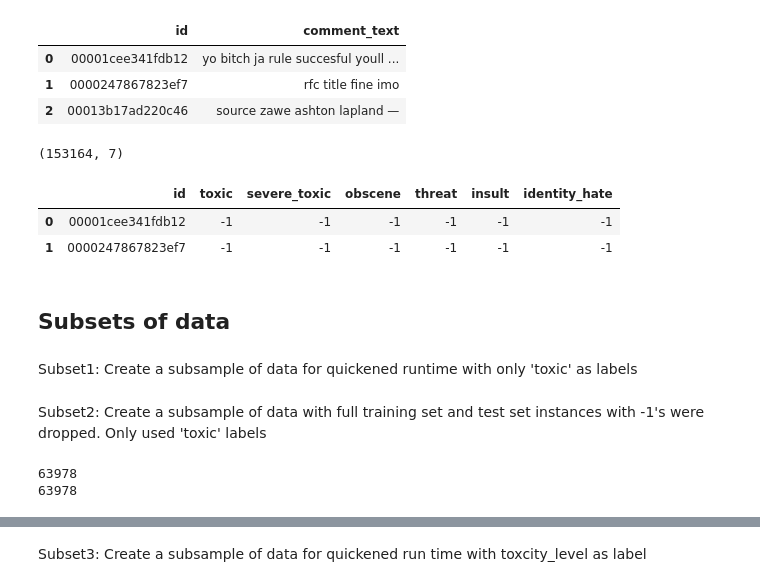
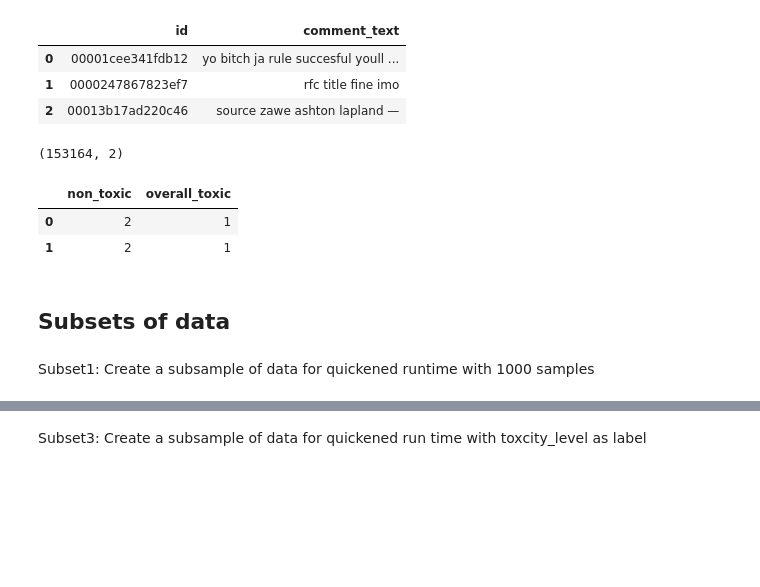
Before and after one commit to jjbocek/ToxicApp, a Jupyter notebook: ToxicApp_Sandbox.ipynb, the cells around one changed output, grey strips where cells are left out. Saved outputs shown, nothing was run; the diff lists cells and outputs as text; code cells hidden in the pictures; blank space fills up the shorter version.

```diff
--- a/ToxicApp_Sandbox.ipynb
+++ b/ToxicApp_Sandbox.ipynb
@@ -26,8 +26,9 @@ import random
 # %% [markdown]
 #### Load training and test dataframes from file; preprocessing completed in 'text_preprocessing' notebook
 # %%
-file_object = open('clean_data.p', 'rb')
+file_object = open('clean_data1.p', 'rb')
 clean_data = pickle.load(file_object)
-train_ds = clean_data[0]
-test_ds = clean_data[1]
+train_df = clean_data[0]
+test_df = clean_data[1]
+test_lab = clean_data[2]
 # %%
@@ -53,20 +54,19 @@ test_ds.head(3)
 | 0 | 00001cee341fdb12 | yo bitch ja rule succesful youll ... |
 | 1 | 0000247867823ef7 | rfc title fine imo |
 | 2 | 00013b17ad220c46 | source zawe ashton lapland — |
-# %%
-test_labels = pd.read_csv('test_labels.csv', header = 0)
-test_labels.shape
-# %% [output]
-(153164, 7)
+# %%
+test_lab.shape
+# %% [output]
+(153164, 2)
 # %%
-test_labels.head(2)
+test_lab.head(2)
 # %% [output]
-|  | id | toxic | severe_toxic | obscene | threat | insult | identity_hate |
-| 0 | 00001cee341fdb12 | -1 | -1 | -1 | -1 | -1 | -1 |
-| 1 | 0000247867823ef7 | -1 | -1 | -1 | -1 | -1 | -1 |
+|  | non_toxic | overall_toxic |
+| 0 | 2 | 1 |
+| 1 | 2 | 1 |
 # %% [markdown]
 ## Subsets of data
 # %% [markdown]
-Subset1: Create a subsample of data for quickened runtime with only 'toxic' as labels
+Subset1: Create a subsample of data for quickened runtime with 1000 samples
 # %%
 #subset of testing data; removed the id column
@@ -79,18 +78,0 @@ test_labels_subset = test_labels.loc[1:1000,'toxic']
-# %% [markdown]
-Subset2: Create a subsample of data with full training set and test set instances with -1's were dropped. Only used 'toxic' labels
-# %%
-#subset of testing data; removed the id column
-train_ds_subset2 = train_ds.loc[:,'comment_text']
-train_labels_subset2 = train_ds.loc[:,'toxic']
-
-#remove -1s
-non_null_data = test_labels[test_labels.loc[:,'toxic'] != -1]
-#subset of testing data; removed the id column
-test_ds_subset2 =test_ds.loc[non_null_data.index]
-test_ds_subset2 = test_ds_subset2.loc[:,'comment_text']
-test_labels_subset2 = non_null_data.loc[:,'toxic']
-print(test_ds_subset2.size)
-print(test_labels_subset2.size)
-# %% [output]
-63978
-63978
```
Also changed, not shown: parts of 17 cells of this notebook, 3 other files.
